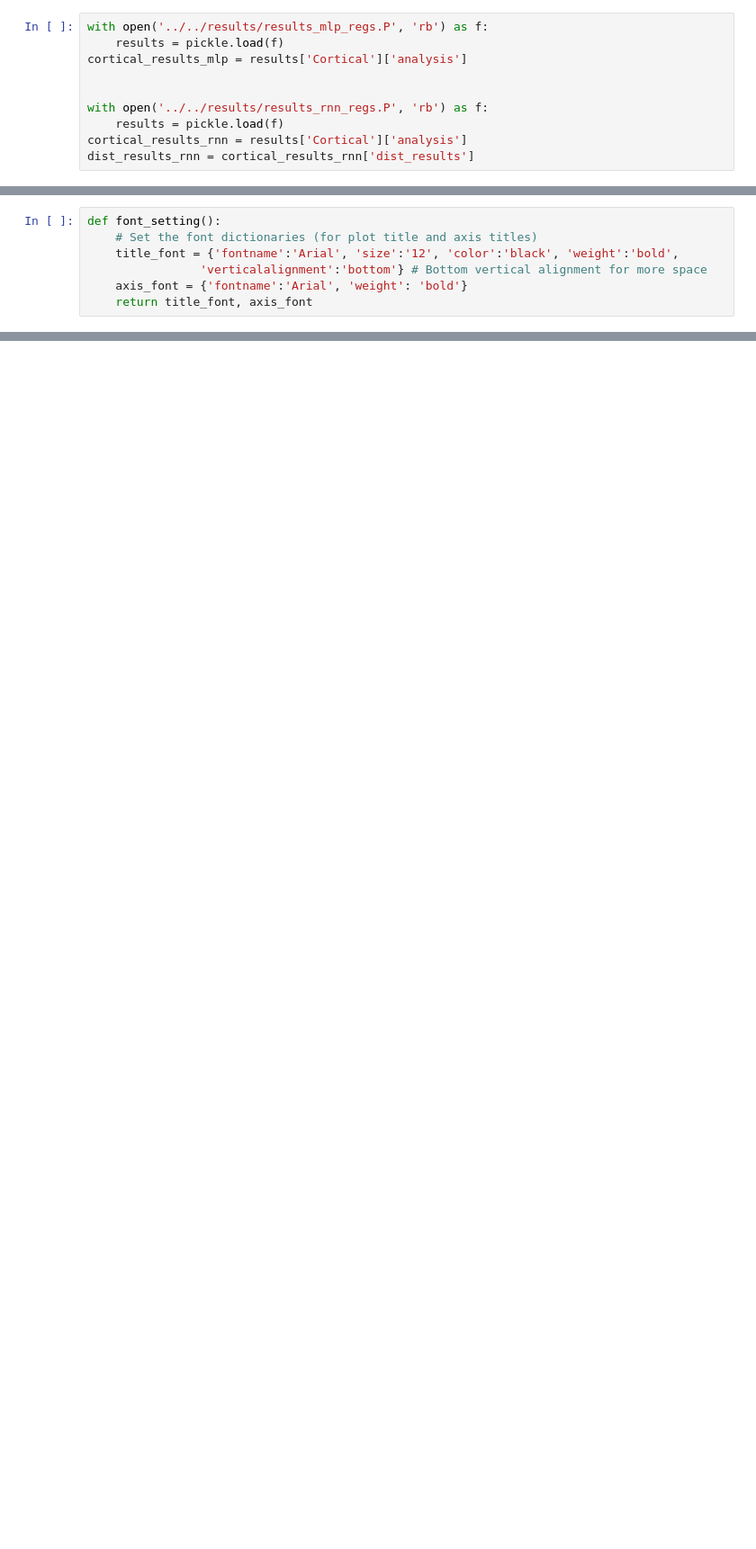
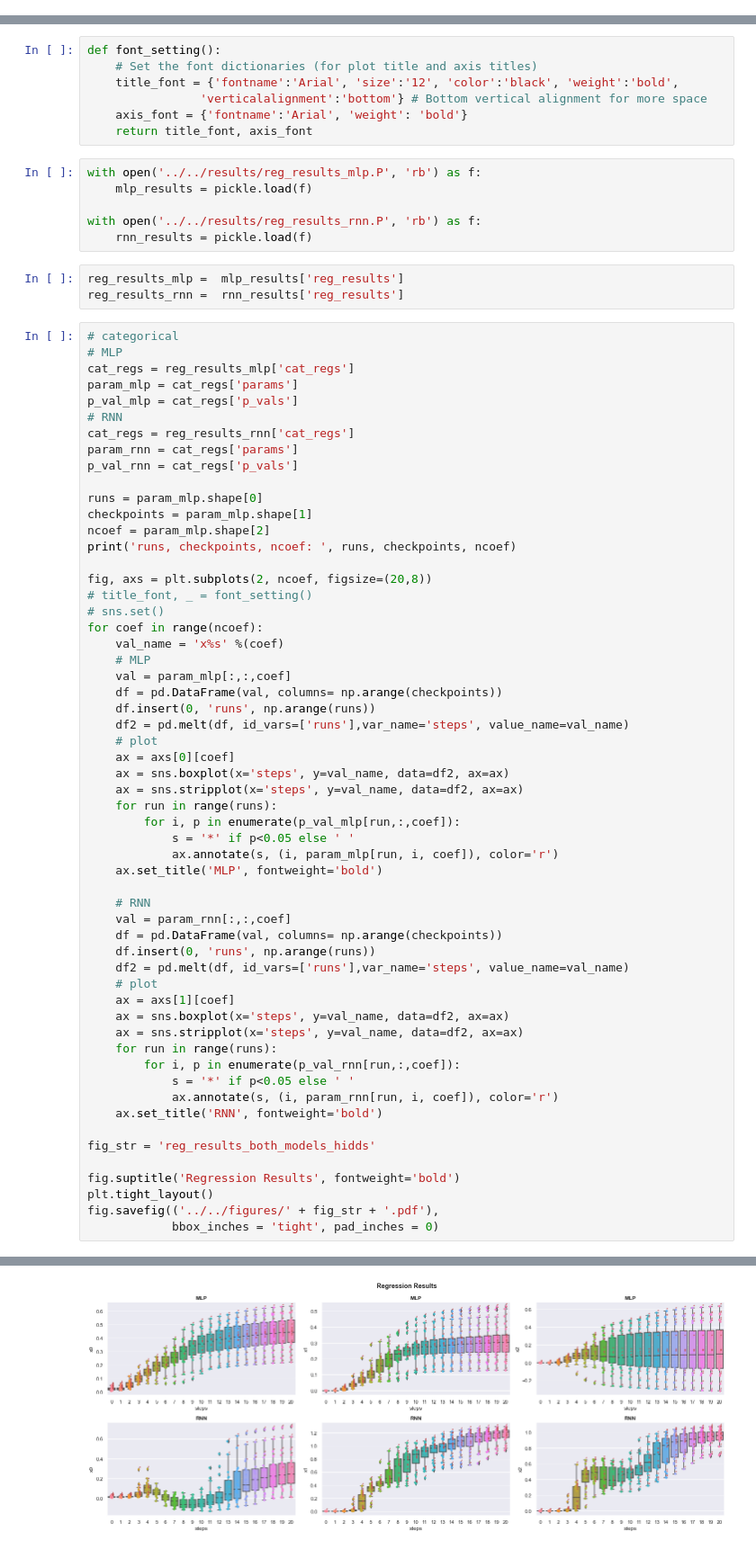
Before and after one commit to MaryZolfaghar/WCSLS, a Jupyter notebook: notebooks/results_regression.ipynb, the cells around one changed output, grey strips where cells are left out. Shown at 90% size. Saved outputs shown, nothing was run; the diff lists cells and outputs as text; blank space fills up the shorter version.

```diff
--- a/notebooks/results_regression.ipynb
+++ b/notebooks/results_regression.ipynb
@@ -9,13 +9,3 @@ sns.set_theme()
 sns.set_style("darkgrid")
 # sns.set_context("paper")
 sns.set_context("talk")
-# %%
-with open('../../results/results_mlp_regs.P', 'rb') as f:
-    results = pickle.load(f)
-cortical_results_mlp = results['Cortical']['analysis']
-
-
-with open('../../results/results_rnn_regs.P', 'rb') as f:
-    results = pickle.load(f)
-cortical_results_rnn = results['Cortical']['analysis']
-dist_results_rnn = cortical_results_rnn['dist_results']
@@ -89,3 +16,70 @@ def font_setting():
                 'verticalalignment':'bottom'} # Bottom vertical alignment for more space
     axis_font = {'fontname':'Arial', 'weight': 'bold'}
     return title_font, axis_font
+# %%
+with open('../../results/reg_results_mlp.P', 'rb') as f:
+    mlp_results = pickle.load(f)
+
+with open('../../results/reg_results_rnn.P', 'rb') as f:
+    rnn_results = pickle.load(f)
+# %%
+reg_results_mlp =  mlp_results['reg_results']
+reg_results_rnn =  rnn_results['reg_results']
+# %%
+# categorical
+# MLP
+cat_regs = reg_results_mlp['cat_regs']
+param_mlp = cat_regs['params']
+p_val_mlp = cat_regs['p_vals']
+# RNN
+cat_regs = reg_results_rnn['cat_regs']
+param_rnn = cat_regs['params']
+p_val_rnn = cat_regs['p_vals']
+
+runs = param_mlp.shape[0]
+checkpoints = param_mlp.shape[1]
+ncoef = param_mlp.shape[2]
+print('runs, checkpoints, ncoef: ', runs, checkpoints, ncoef)
+
+fig, axs = plt.subplots(2, ncoef, figsize=(20,8))
+# title_font, _ = font_setting()
+# sns.set()
+for coef in range(ncoef):
+    val_name = 'x%s' %(coef)
+    # MLP
+    val = param_mlp[:,:,coef]
+    df = pd.DataFrame(val, columns= np.arange(checkpoints))
+    df.insert(0, 'runs', np.arange(runs))
+    df2 = pd.melt(df, id_vars=['runs'],var_name='steps', value_name=val_name)
+    # plot
+    ax = axs[0][coef]
+    ax = sns.boxplot(x='steps', y=val_name, data=df2, ax=ax)
+    ax = sns.stripplot(x='steps', y=val_name, data=df2, ax=ax)
+    for run in range(runs):
+        for i, p in enumerate(p_val_mlp[run,:,coef]):
+            s = '*' if p<0.05 else ' '
+            ax.annotate(s, (i, param_mlp[run, i, coef]), color='r')
+    ax.set_title('MLP', fontweight='bold')
+
+    # RNN
+    val = param_rnn[:,:,coef]
+    df = pd.DataFrame(val, columns= np.arange(checkpoints))
+    df.insert(0, 'runs', np.arange(runs))
+    df2 = pd.melt(df, id_vars=['runs'],var_name='steps', value_name=val_name)
+    # plot
+    ax = axs[1][coef]
+    ax = sns.boxplot(x='steps', y=val_name, data=df2, ax=ax)
+    ax = sns.stripplot(x='steps', y=val_name, data=df2, ax=ax)
+    for run in range(runs):
+        for i, p in enumerate(p_val_rnn[run,:,coef]):
+            s = '*' if p<0.05 else ' '
+            ax.annotate(s, (i, param_rnn[run, i, coef]), color='r')
+    ax.set_title('RNN', fontweight='bold')
+
+fig_str = 'reg_results_both_models_hidds'
+
+fig.suptitle('Regression Results', fontweight='bold')
+plt.tight_layout()
+fig.savefig(('../../figures/' + fig_str + '.pdf'),
+            bbox_inches = 'tight', pad_inches = 0)
+# %% [output]
@@ -91,0 +87 @@ def font_setting():
+[figure, added]
```
Also changed, not shown: parts of 3 cells of this notebook, 22 other files.
